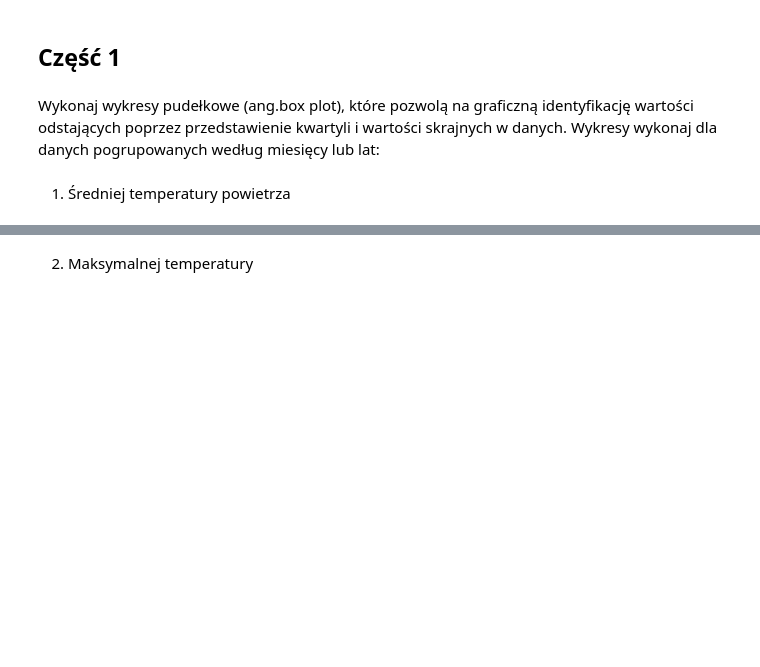
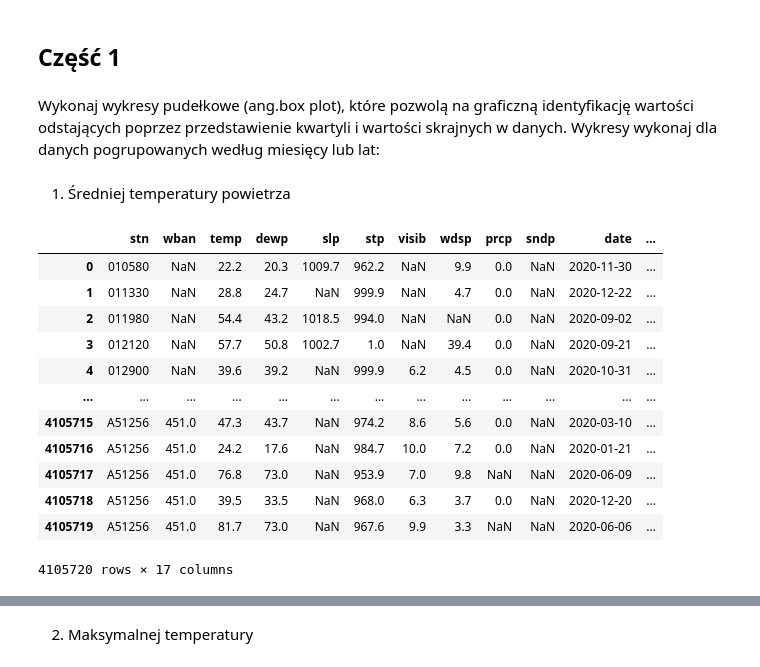
Before and after one commit to Matio004/PodstawyPrzetwarzaniaDuzychZbiorowDanych, a Jupyter notebook: zad2.ipynb, the cells around one changed output, grey strips where cells are left out. Cells and saved outputs as stored; diff of their text form; code cells hidden in the pictures; blank space fills up the shorter version.

```diff
--- a/zad2.ipynb
+++ b/zad2.ipynb
@@ -14,12 +12,27 @@ Wykonaj wykresy pudełkowe (ang.box plot), które pozwolą na graficzną identyf
 # %%
 daily_weather = pd.read_csv('data/daily_weather.csv')
 daily_weather['date'] = pd.to_datetime(daily_weather['date'])
 
 daily_weather['month'] = pd.to_datetime(daily_weather['date']).dt.month
 
-
 extreme_weather = pd.read_csv('data/extreme_weather.csv')
 
 extreme_weather['month'] = pd.to_datetime(extreme_weather['date']).dt.month
+
+daily_weather
+# %% [output]
+|  | stn | wban | temp | dewp | slp | stp | visib | wdsp | prcp | sndp | date | ... |
+| 0 | 010580 | NaN | 22.2 | 20.3 | 1009.7 | 962.2 | NaN | 9.9 | 0.0 | NaN | 2020-11-30 | ... |
+| 1 | 011330 | NaN | 28.8 | 24.7 | NaN | 999.9 | NaN | 4.7 | 0.0 | NaN | 2020-12-22 | ... |
+| 2 | 011980 | NaN | 54.4 | 43.2 | 1018.5 | 994.0 | NaN | NaN | 0.0 | NaN | 2020-09-02 | ... |
+| 3 | 012120 | NaN | 57.7 | 50.8 | 1002.7 | 1.0 | NaN | 39.4 | 0.0 | NaN | 2020-09-21 | ... |
+| 4 | 012900 | NaN | 39.6 | 39.2 | NaN | 999.9 | 6.2 | 4.5 | 0.0 | NaN | 2020-10-31 | ... |
+| ... | ... | ... | ... | ... | ... | ... | ... | ... | ... | ... | ... | ... |
+| 4105715 | A51256 | 451.0 | 47.3 | 43.7 | NaN | 974.2 | 8.6 | 5.6 | 0.0 | NaN | 2020-03-10 | ... |
+| 4105716 | A51256 | 451.0 | 24.2 | 17.6 | NaN | 984.7 | 10.0 | 7.2 | 0.0 | NaN | 2020-01-21 | ... |
+| 4105717 | A51256 | 451.0 | 76.8 | 73.0 | NaN | 953.9 | 7.0 | 9.8 | NaN | NaN | 2020-06-09 | ... |
+| 4105718 | A51256 | 451.0 | 39.5 | 33.5 | NaN | 968.0 | 6.3 | 3.7 | 0.0 | NaN | 2020-12-20 | ... |
+| 4105719 | A51256 | 451.0 | 81.7 | 73.0 | NaN | 967.6 | 9.9 | 3.3 | NaN | NaN | 2020-06-06 | ... |
+4105720 rows × 17 columns
 # %%
 sns.boxplot(daily_weather, x='month', y='temp');
```
Also changed, not shown: parts of 25 cells of this notebook.
